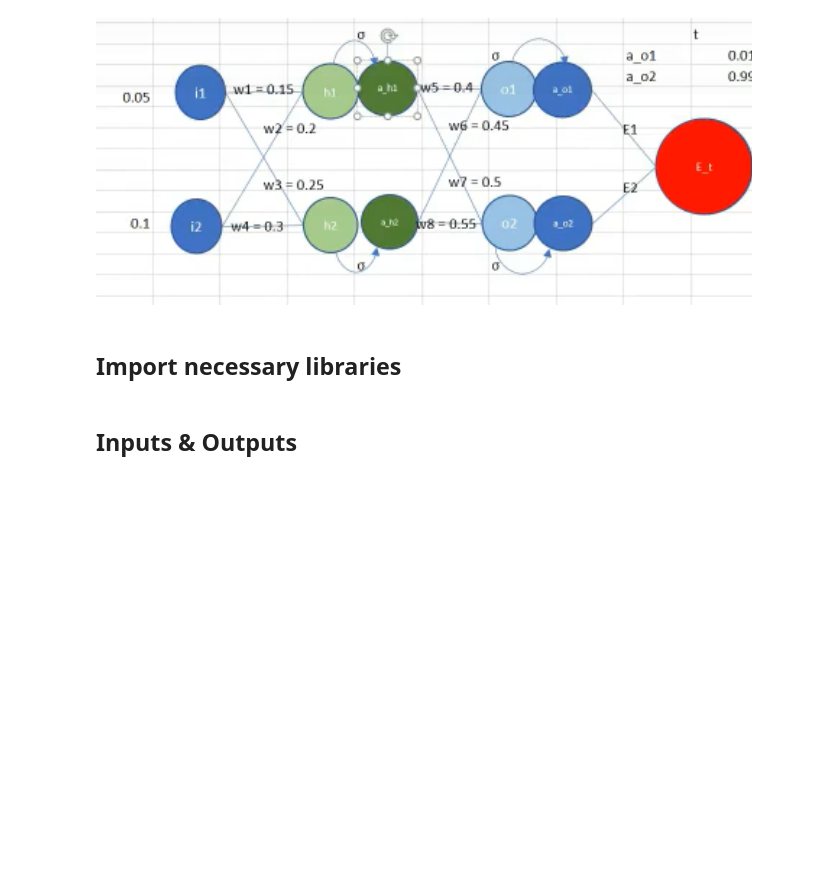
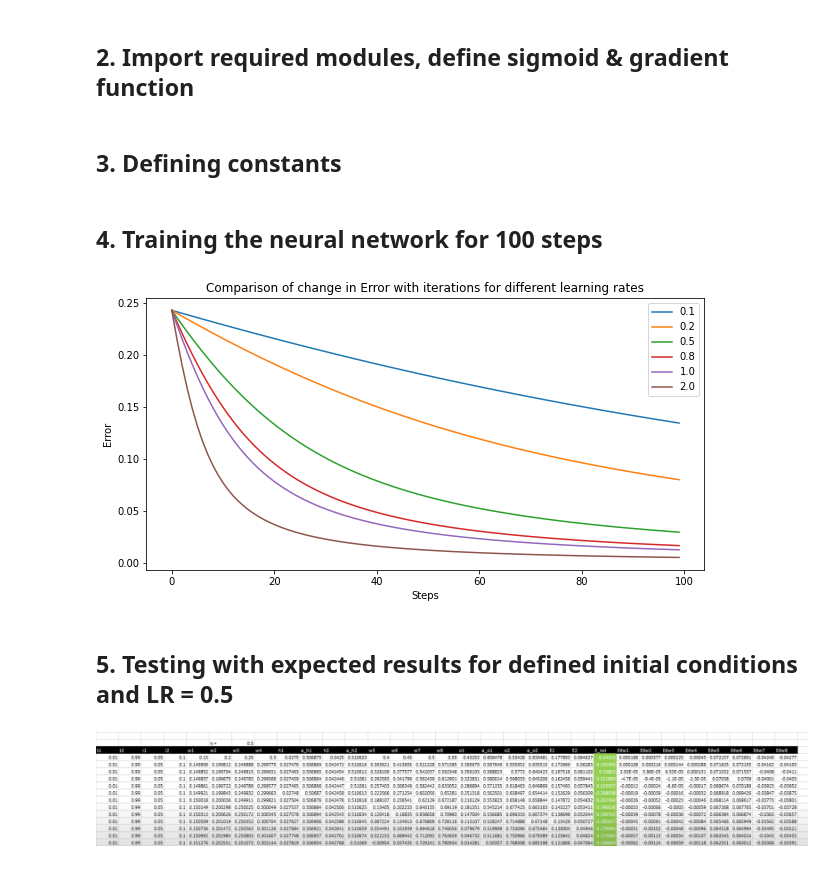
Before and after one commit to NLP-END3/Session2, a Jupyter notebook: Back_propogation_NN.ipynb, the cells around one changed output. Cells and saved outputs as stored; diff of their text form; code cells hidden in the pictures; blank space fills up the shorter version.

```diff
--- a/Back_propogation_NN.ipynb
+++ b/Back_propogation_NN.ipynb
@@ -10,0 +18,2 @@ e. Show what happens to the error graph when you change the learning rate from [
+# %% [markdown]
+## 2. Import required modules, define sigmoid & gradient function
@@ -11,4 +32,73 @@ e. Show what happens to the error graph when you change the learning rate from [
+# %% [markdown]
+## 3. Defining constants
+# %%
+steps = 100
+lr_list = [0.1, 0.2, 0.5, 0.8, 1.0, 2.0]
+
+## Inputs -- I
+i1 = 0.05
+i2 = 0.1
+
+## Actual Output -- T
+t1= 0.01
+t2= 0.99
+# %% [markdown]
+## 4. Training the neural network for 100 steps
+# %%
+plt.figure(facecolor='white',figsize=(10,5))
+error_tracking = {}
+
+for lr in lr_list:
+
+    # Initial weights - Based on excel sheet
+    w1,w2,w3,w4,w5,w6,w7,w8 = 0.15,0.2,0.25,0.3,0.4,0.45,0.5,0.55
+    error_tracking[str(lr)] = []
+
+    # Each iterations
+    for i in range(steps):
+
+        # Forward Pass - Layer 1
+        h1 = w1*i1 + w2*i2
+        h2 = w3*i1 + w4*i2
+        a_h1 = sigmoid_activation(h1)
+        a_h2 = sigmoid_activation(h2)
+
+        # Forward Pass - Layer 2
+        o1 = w5 * a_h1 + w6 * a_h2
+        o2 = w7 * a_h1 + w8 * a_h2
+        a_o1 = sigmoid_activation(o1)
+        a_o2 = sigmoid_activation(o2)
+
+        # L2 Error Estimation
+        E1 = 0.5 * (t1 - a_o1)**2
+        E2 = 0.5 * (t2 - a_o2)**2
+        E= E1 + E2
+
+        # Tracking Error over iteration
+        error_tracking[str(lr)].append(E)
+
+        # Back propagation - Layer 2
+        w5 = w5- lr * gradient_layer2(t1, a_o1, a_h1)
+        w6 = w6- lr * gradient_layer2(t1, a_o1, a_h2)
+        w7 = w7- lr * gradient_layer2(t2, a_o2, a_h1)
+        w8 = w8- lr * gradient_layer2(t2, a_o2, a_h2)
+
+        # Back propagation - Layer 2
+        w1 = w1- lr * gradient_layer1(t1, a_o1, a_h1, t2, a_o2, a_h2, w5, w7,i1 )
+        w2 = w2- lr * gradient_layer1(t1, a_o1, a_h1, t2, a_o2, a_h2, w5, w7,i2)
+        w3 = w3- lr * gradient_layer1(t1, a_o1, a_h1, t2, a_o2, a_h2, w6, w8,i1 )
+        w4 = w4- lr * gradient_layer1(t1, a_o1, a_h1, t2, a_o2, a_h2, w6, w8,i2 )
+
+
+
+    plt.plot(error_tracking[str(lr)])
+    plt.xlabel('Steps')
+    plt.ylabel('Error')
+    plt.legend(lr_list)
+    plt.title('Comparison of change in Error with iterations for different learning rates')
+# %% [output]
+[figure, added]
+# %% [markdown]
+## 5. Testing with expected results for defined initial conditions and LR = 0.5
 # %% [markdown]
-![image.png](embedded-picture-1-old)
+![image.png](embedded-picture-1-new)
-# %% [markdown]
-## Import necessary libraries
@@ -18,2 +104,0 @@ import matplotlib.pyplot as plt
-# %% [markdown]
-## Inputs & Outputs
```
Also changed, not shown: parts of 22 cells of this notebook.
